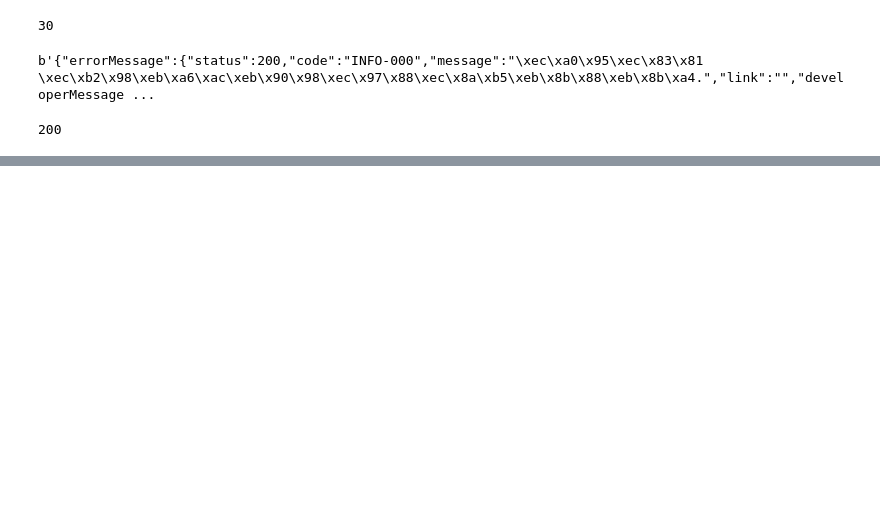
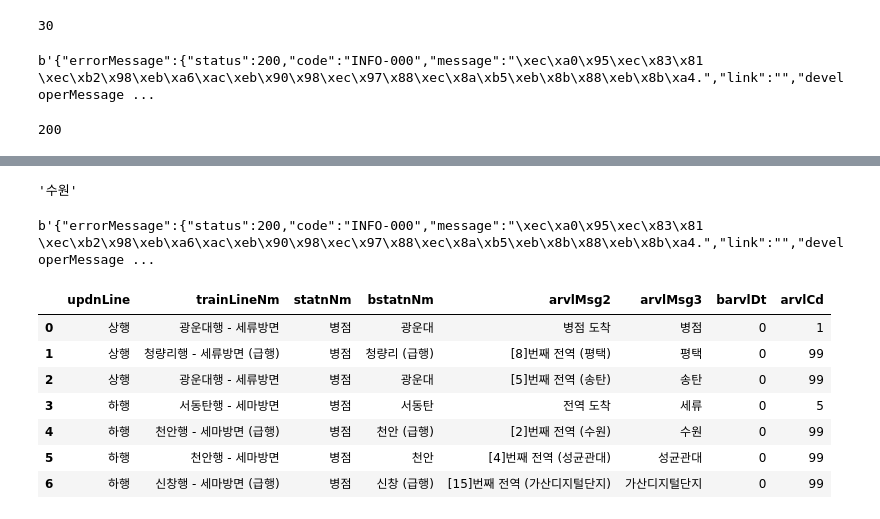
Before and after one commit to Mayhem-XD/DataAnalysis, a Jupyter notebook: 90.test/sai.ipynb, the cells around one changed output, grey strips where cells are left out. Saved outputs shown, nothing was run; the diff lists cells and outputs as text; code cells hidden in the pictures; blank space fills up the shorter version.

```diff
--- a/90.test/sai.ipynb
+++ b/90.test/sai.ipynb
@@ -101,0 +119,6 @@ dtype: int64
+# %%
+temp = input()
+temp = temp[:-1] if temp[-1] =='역' else temp
+temp
+# %% [output]
+'수원'
@@ -101,0 +128,23 @@ dtype: int64
+# %%
+base_url = "http://swopenAPI.seoul.go.kr/api/subway/"
+params1 = f"{info_key}/json/realtimeStationArrival/0/8/"
+params2 = quote(target)
+url = f"{base_url}{params1}{params2}"
+response = requests.get(url)
+print(response.content)
+# %% [output]
+b'{"errorMessage":{"status":200,"code":"INFO-000","message":"\xec\xa0\x95\xec\x83\x81 \xec\xb2\x98\xeb\xa6\xac\xeb\x90\x98\xec\x97\x88\xec\x8a\xb5\xeb\x8b\x88\xeb\x8b\xa4.","link":"","developerMessage ...
+# %%
+df = pd.DataFrame(res['realtimeArrivalList'])
+df = df[['updnLine','trainLineNm','statnNm','bstatnNm','arvlMsg2','arvlMsg3','barvlDt','arvlCd']]
+# %%
+df
+# %% [output]
+|  | updnLine | trainLineNm | statnNm | bstatnNm | arvlMsg2 | arvlMsg3 | barvlDt | arvlCd |
+| 0 | 상행 | 광운대행 - 세류방면 | 병점 | 광운대 | 병점 도착 | 병점 | 0 | 1 |
+| 1 | 상행 | 청량리행 - 세류방면 (급행) | 병점 | 청량리 (급행) | [8]번째 전역 (평택) | 평택 | 0 | 99 |
+| 2 | 상행 | 광운대행 - 세류방면 | 병점 | 광운대 | [5]번째 전역 (송탄) | 송탄 | 0 | 99 |
+| 3 | 하행 | 서동탄행 - 세마방면 | 병점 | 서동탄 | 전역 도착 | 세류 | 0 | 5 |
+| 4 | 하행 | 천안행 - 세마방면 (급행) | 병점 | 천안 (급행) | [2]번째 전역 (수원) | 수원 | 0 | 99 |
+| 5 | 하행 | 천안행 - 세마방면 | 병점 | 천안 | [4]번째 전역 (성균관대) | 성균관대 | 0 | 99 |
+| 6 | 하행 | 신창행 - 세마방면 (급행) | 병점 | 신창 (급행) | [15]번째 전역 (가산디지털단지) | 가산디지털단지 | 0 | 99 |
```
Also changed, not shown: parts of 22 cells of this notebook, 1 other file.
